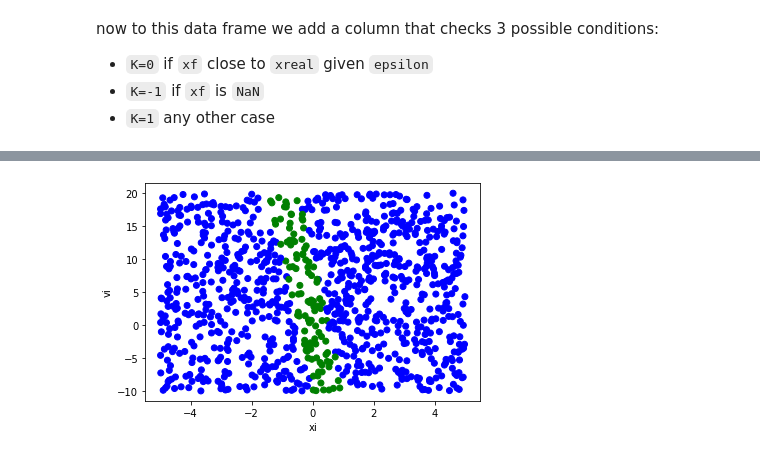
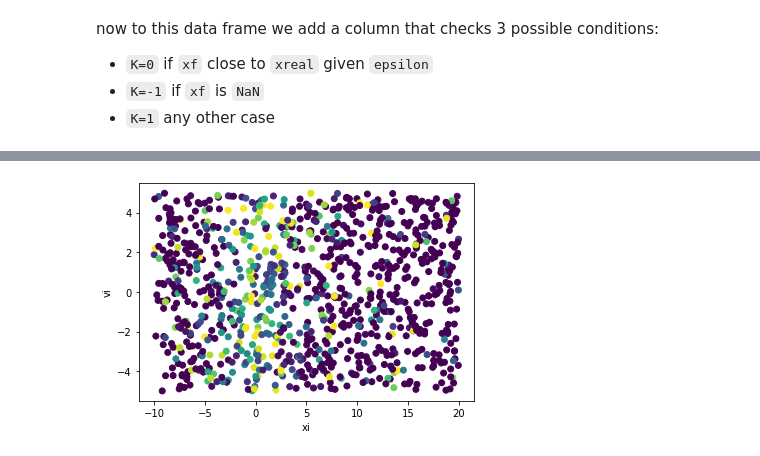
Before and after one commit to fbientrigo/machine-learning-physics, a Jupyter notebook: impl_2_mechanicsX/5_generate_random.ipynb, the cells around one changed output, grey strips where cells are left out. Drawn from its saved outputs; the diff is of its cells as text; code cells hidden in the pictures.

Commit message:
updated method of random generation of points

```diff
--- a/impl_2_mechanicsX/5_generate_random.ipynb
+++ b/impl_2_mechanicsX/5_generate_random.ipynb
@@ -56,4 +72,5 @@ plt.show()
 # %%
+# ====== Generation of data ================
 for k_data in range(N_samples):
     # generate the series with the inputs
     xi = random_xv[k_data][0]
@@ -62,7 +79,8 @@ for k_data in range(N_samples):
     arguments = intd.make_integrator_args(name,xi,vi,N_layers, dt)
 
     try:
-        data_id, sol_estatus, data_generated = intd.run_integrator(arguments, vec_function =f_dottz)
+        data_id, sol_estatus, data_generated = intd.run_integrator(
+            arguments, vec_function=f_dottz, relative_tolerance=relative_tolerance)
         # we use the last data point
         data_point = [xi,vi,data_generated[-1][1], data_generated[-1][2] ]
 
@@ -114,10 +103,13 @@ now to this data frame we add a column that checks 3 possible conditions:
 - `K=-1` if `xf` is `NaN`
 - `K=1` any other case
 # %%
-epsilon = 0.5  # Set the value of epsilon here
-
+epsilon = 2
+# apply K
 total_data_frame["K"] = total_data_frame.apply(
     lambda row: 0 if abs(row["xf"] - xreal) <= epsilon else
                 -1 if np.isnan(row["xf"]) else 1,
     axis=1
 )
+
+# data in the range where xf is close to xreal (normally set to 0)
+print(f"Total positive data K=0: {sum(total_data_frame['K'] == 0)} data points")
@@ -128,0 +144,10 @@ sum(total_data_frame["K"] == 0)
+# %%
+x = np.linspace(-2,2,100)
+def narrow_gaussian(x, mu=0, sigma=0.01):
+    pdf = (1 / (sigma * np.sqrt(2 * np.pi))) * np.exp(-(x - mu)**2 / (2 * sigma**2))
+    return pdf / pdf.max()
+
+for epsilon_plot in np.linspace(0.1, 2, 10):
+    plt.plot(x, narrow_gaussian(x, mu=xreal, sigma=epsilon_plot), label=f"e={epsilon_plot :.2f}")
+
+plt.legend(loc='lower left')
@@ -128,0 +157,5 @@ sum(total_data_frame["K"] == 0)
+# %%
+total_data_frame['c_K'] = narrow_gaussian(total_data_frame['xf'], sigma=1)
+total_data_frame['c_K'] = total_data_frame['c_K'].fillna(-1)
+
+total_data_frame[['xf', 'K', 'c_K']]
@@ -129,15 +176,12 @@ sum(total_data_frame["K"] == 0)
 # %%
-# define colors for each value of K
-colors = {-1: 'red', 0: 'green', 1: 'blue'}
-
 # create a scatter plot with xi and vi as x and y axes, and color the points according to K
-plt.scatter(total_data_frame['xi'], total_data_frame['vi'], c=total_data_frame['K'].apply(lambda x: colors[x]))
+plt.scatter(total_data_frame['xi'], total_data_frame['vi'], c=total_data_frame['c_K'][:len(total_data_frame['xi'])])
 
 # add axis labels
 plt.xlabel('xi')
 plt.ylabel('vi')
-
+# gives only the unique
 # show the plot
 plt.show()
 # %% [output]
-[figure, old version]
+[figure, new version]
```
Also changed, not shown: parts of 15 cells of this notebook.
